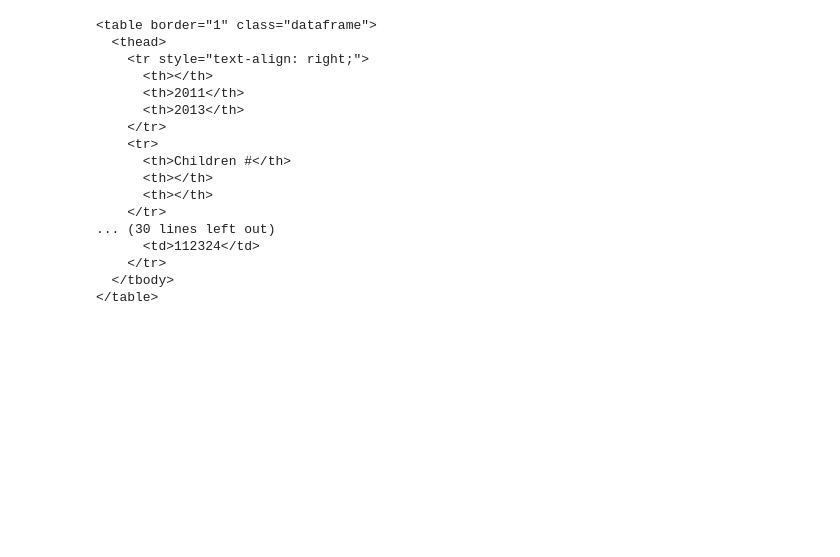
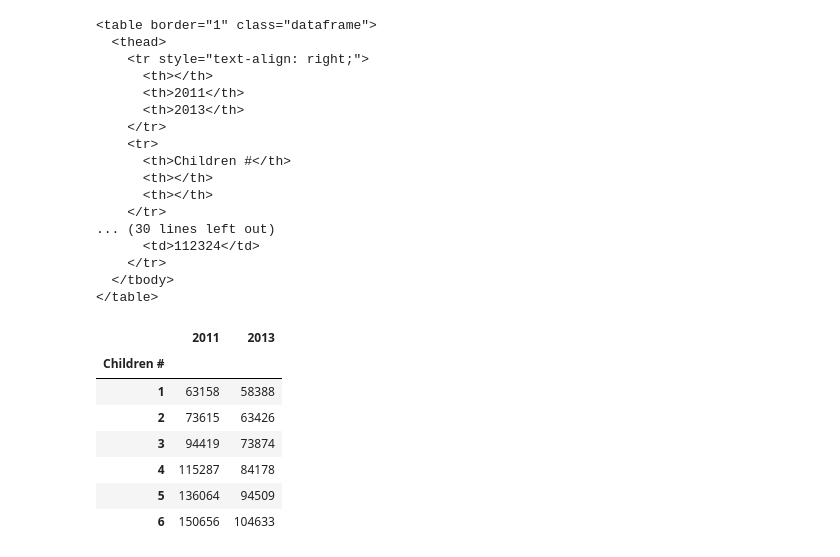
Before and after one commit to adrienpacifico/adrienpacifico.github.io, a Jupyter notebook: Notebooks/bokeh_graph_for_website_qf_lowering.ipynb, the cells around one changed output. Cells and saved outputs as stored; diff of their text form; code cells hidden in the pictures; blank space fills up the shorter version.

```diff
--- a/Notebooks/bokeh_graph_for_website_qf_lowering.ipynb
+++ b/Notebooks/bokeh_graph_for_website_qf_lowering.ipynb
@@ -314,3 +321,24 @@ print(df.to_html())
     </tr>
   </tbody>
 </table>
+# %%
+df = pd.DataFrame()
+for year in [2011,2013]:
+    s = pd.Series()
+    for nb_enf in range(1,7):
+        gain = simulation_dict[nb_enf][year].calculate("avantage_qf", period = year)
+        s = s.append(pd.Series(simulation_dict[nb_enf][year].calculate_add("rbg", period = year)[np.where(gain<gain[-1])[0][-1]]))
+    df[year] =s
+#df.reset_index(inplace = True, drop = True);df.index.name = "Nb child" ;
+df.index = list(range(1,7));df.index.name = "Children #"
+# %%
+df
+# %% [output]
+|  | 2011 | 2013 |
+| Children # |  |  |
+| 1 | 63158 | 58388 |
+| 2 | 73615 | 63426 |
+| 3 | 94419 | 73874 |
+| 4 | 115287 | 84178 |
+| 5 | 136064 | 94509 |
+| 6 | 150656 | 104633 |
```
Also changed, not shown: parts of 23 cells of this notebook, 3 other files.
